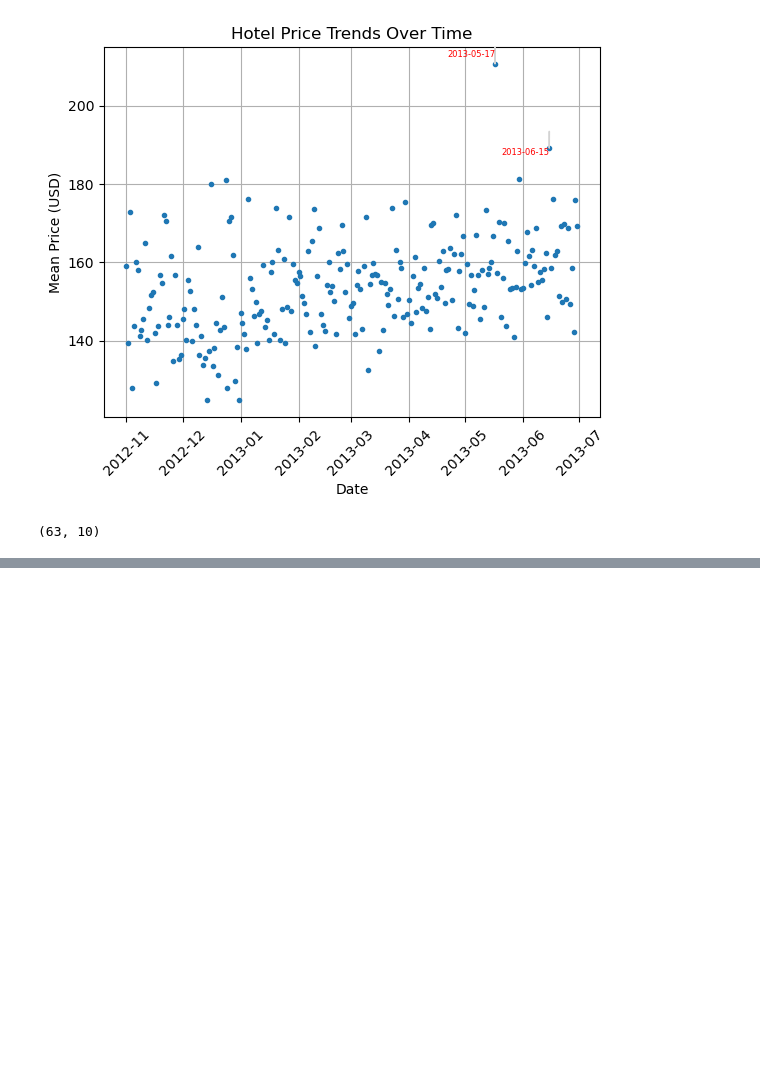
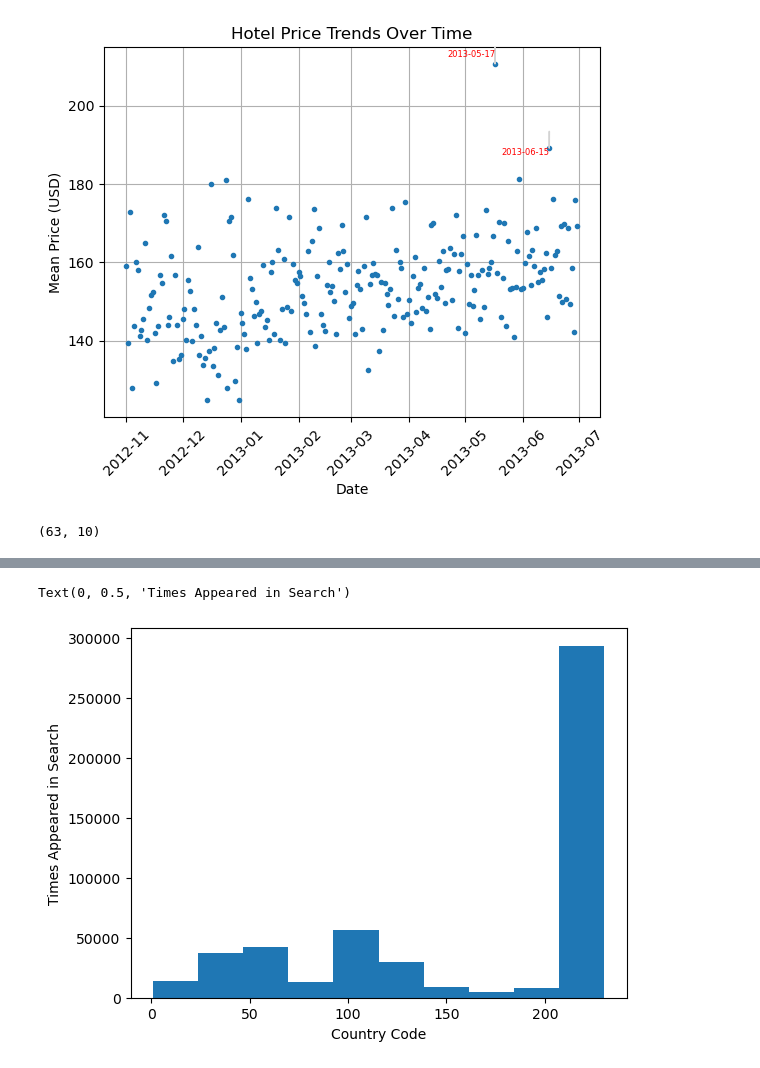
Before and after one commit to yzhao2433/expediaAnalysis, a Jupyter notebook: milestone1.ipynb, the cells around one changed output, grey strips where cells are left out. Saved outputs shown, nothing was run; the diff lists cells and outputs as text; code cells hidden in the pictures; blank space fills up the shorter version.

```diff
--- a/milestone1.ipynb
+++ b/milestone1.ipynb
@@ -205,0 +267,7 @@ usa_hotels.shape
+# %%
+plt.hist(cust_origin_df["prop_country_id"])
+plt.xlabel("Country Code")
+plt.ylabel("Times Appeared in Search")
+# %% [output]
+Text(0, 0.5, 'Times Appeared in Search')
+[figure, added]
```
Also changed, not shown: parts of 7 cells of this notebook.
